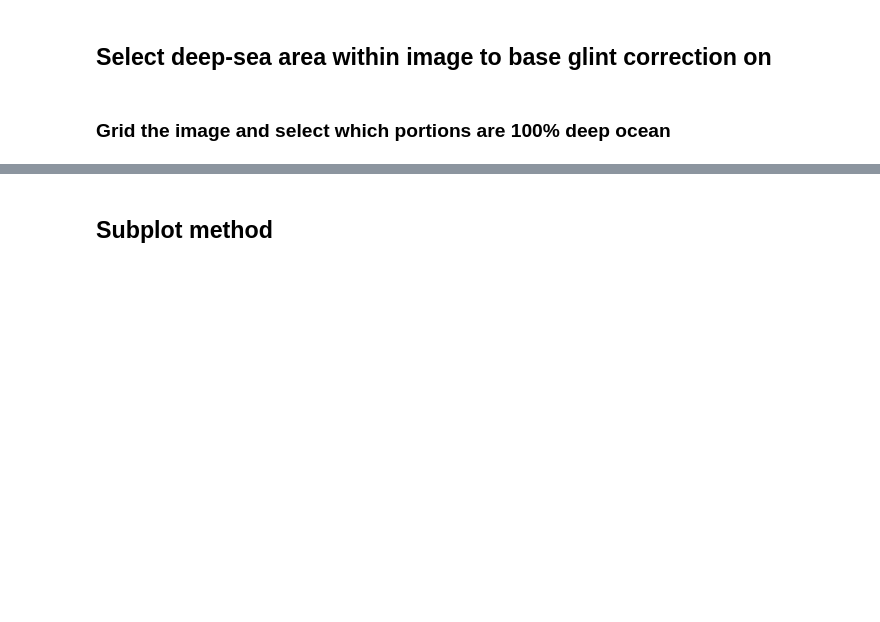
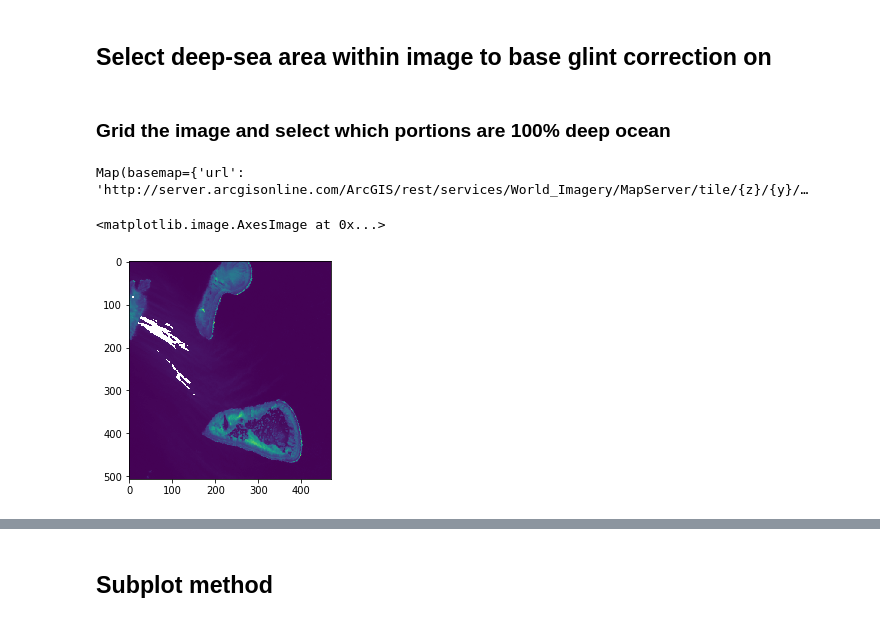
Before and after one commit to taslandcover/dea-notebooks, a Jupyter notebook: Glint/Hedley_2005_glint_correction.ipynb, the cells around one changed output, grey strips where cells are left out. Cells and saved outputs as stored; diff of their text form; code cells hidden in the pictures; blank space fills up the shorter version.

```diff
--- a/Glint/Hedley_2005_glint_correction.ipynb
+++ b/Glint/Hedley_2005_glint_correction.ipynb
@@ -304,3 +301,10 @@ for key in rgb_images:
+# %%
+# Define bands...
+
+red = data_mostly_cloud_free.red
+green = data_mostly_cloud_free.green
+blue = data_mostly_cloud_free.blue
+nir = data_mostly_cloud_free.nir
 # %% [markdown]
 ## Load bands and correct for no data pixels, cloud, and image overlap
 # %%
@@ -413,34 +417,38 @@ from ipyleaflet import (
     Marker,
     TileLayer, ImageOverlay,
     Polyline, Polygon, Rectangle, Circle, CircleMarker,
     GeoJSON,
     DrawControl,
     basemaps
 )
 
 import plotly.plotly as py
 from traitlets import link
 import ipywidgets as widgets
 from datacube.utils import geometry
 
 center = [(lat_min + ((lat_max - lat_min)/2)), (lon_min + ((lon_max - lon_min)/2))]
 zoom = 12
 
 m = Map(projection='aea', center=center, zoom=zoom,layout=dict(width='400px', height='400px'),basemap=basemaps.Esri.WorldImagery)
 
 # Now create the DrawControls and add it to the Maps using add_control.
 # (there are the actions). The geo_json argument is the serialized geometry of the drawn path,
 # along with its embedded style.
 
 draw_control = DrawControl(polyline={})
 
 #add draw controls to maps
 m.add_control(draw_control)
 display(m)
 
 # Show landsat imagery as well to ensure both images cover the same area. It the areas are not the same, use the widgets
 # to scale the map...
-imshow(red_only_cloud_free.isel(time=image))
+imshow(red.isel(time=image))
+# %% [output]
+Map(basemap={'url': 'http://server.arcgisonline.com/ArcGIS/rest/services/World_Imagery/MapServer/tile/{z}/{y}/…
+<matplotlib.image.AxesImage at 0x...>
+[figure, added]
 # %%
 from shapely.geometry import mapping, Polygon
 from shapely.wkt import loads
```
Also changed, not shown: parts of 26 cells of this notebook.
